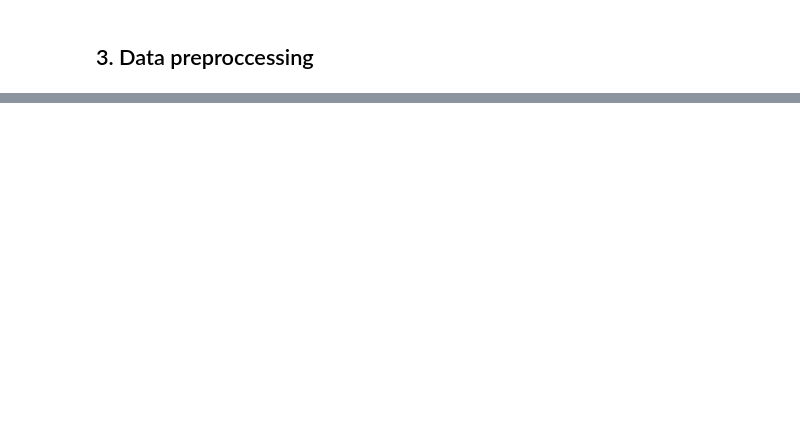
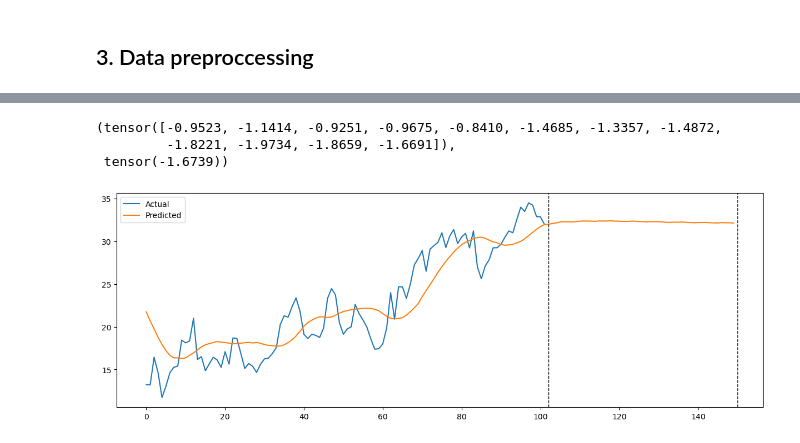
Before and after one commit to SuccessPear/UPS-StatisticalML-Forcasting, a Jupyter notebook: models/rnn.ipynb, the cells around one changed output, grey strips where cells are left out. Cells and saved outputs as stored; diff of their text form; code cells hidden in the pictures; blank space fills up the shorter version.

Commit message:
Making prediction with nn.RNN model

```diff
--- a/models/rnn.ipynb
+++ b/models/rnn.ipynb
@@ -124,3 +122,6 @@ df_train.iloc[0:10, :]
+# %%
+df_train_scaler = df_test_scaler.squeeze()
+df_test_scaler = df_test_scaler.squeeze()
 # %%
 # Define train set and test set
 # In this model, we will predict the mean temperature of the next day using 10 previous days
@@ -161,0 +178,3 @@ X_train.describe()
+# %%
+device = "cuda" if torch.cuda.is_available() else "cpu"
+device
@@ -161,0 +183,28 @@ X_train.describe()
+# %%
+
+class RNNModel(nn.Module):
+    def __init__(self, input_size, hidden_size, num_layers, output_size):
+        super().__init__()
+        self.hidden_size = hidden_size
+        self.num_layers = num_layers
+        self.rnn = nn.RNN(input_size=input_size,
+                                hidden_size=hidden_size,
+                                num_layers=num_layers,
+                                batch_first=True)
+        self.fc = nn.Linear(hidden_size, output_size)
+
+    def forward(self, x: torch.Tensor, hidden):
+        # Initialize hidden state with zeros
+        # One time step
+        out, hidden = self.rnn(x, hidden)
+        out = self.fc(out)
+        return out, hidden
+
+rnn_model = RNNModel(input_size=12,
+                         hidden_size=512,
+                         num_layers=3,
+                         output_size=1).to(device)
+optimizer = SGD(params=rnn_model.parameters(),
+                 lr=0.022)
+
+loss_fn = nn.MSELoss()
@@ -161,0 +272,6 @@ X_train.describe()
+# %%
+test_dataloader.dataset[1]
+# %% [output]
+(tensor([-0.9523, -1.1414, -0.9251, -0.9675, -0.8410, -1.4685, -1.3357, -1.4872,
+         -1.8221, -1.9734, -1.8659, -1.6691]),
+ tensor(-1.6739))
@@ -161,0 +313,13 @@ X_train.describe()
+# %%
+# Plot the predicted and actual values
+plt.figure(figsize=(15,5))
+plt.plot(targets, label='Actual')
+plt.plot(preds, label='Predicted')
+
+plt.axvline(len(test_data), color='k', linestyle="--", linewidth=1)
+plt.axvline(len(test_data) + n_forecast*len(last_inputs), color='k', linestyle="--", linewidth=1)
+
+plt.legend()
+plt.show()
+# %% [output]
+[figure, added]
```
Also changed, not shown: parts of 21 cells of this notebook.
